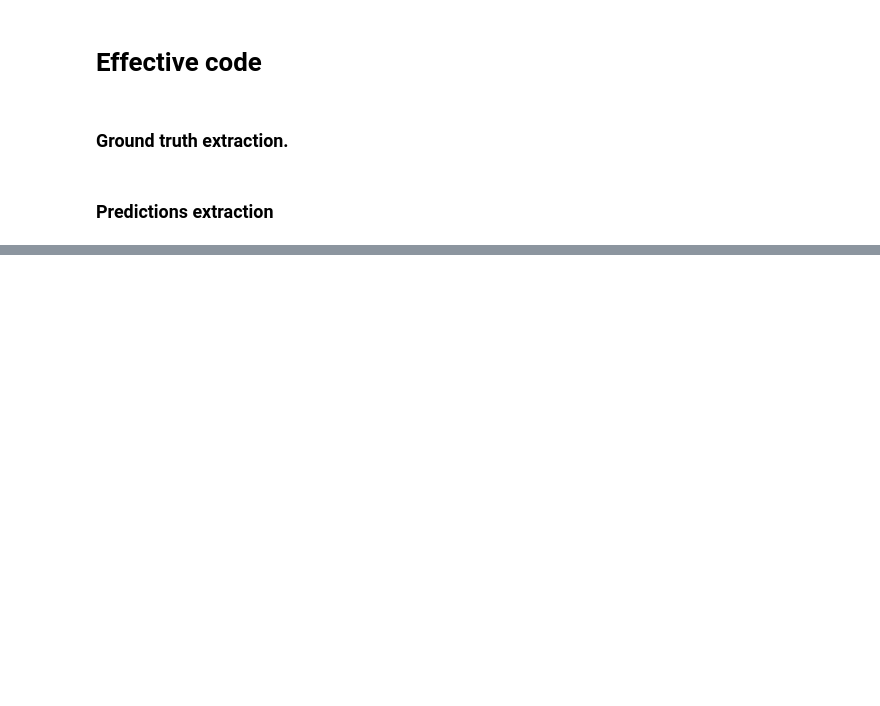
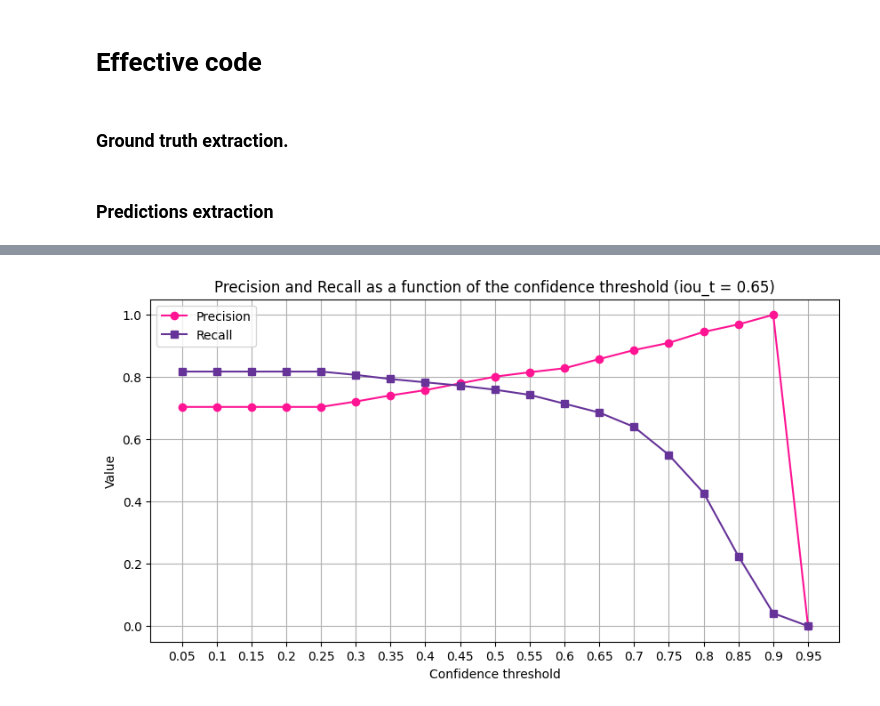
Before and after one commit to TheodoreCouz/ChimpRec, a Jupyter notebook: Code/Body_detection/Metric/metric.ipynb, the cells around one changed output, grey strips where cells are left out. Cells and saved outputs as stored; diff of their text form; code cells hidden in the pictures; blank space fills up the shorter version.

```diff
--- a/Code/Body_detection/Metric/metric.ipynb
+++ b/Code/Body_detection/Metric/metric.ipynb
@@ -342,0 +382,20 @@ ModuleNotFoundError: No module named 'ultralytics'
+# %%
+"""
+Precision and recall as a function of the confidence threshold
+"""
+iterators = [i/20 for i in range(1, 20, 1)]
+
+data = dict()
+
+for i in iterators:
+    pred = predict(model_path, test_set, i)
+    results = extract_metrics(GT, pred, t=0.65)
+    tp, fp, fn = results.values()
+    if (tp+fp) == 0: precision = 0
+    else: precision=tp/(tp+fp)
+
+    if (tp+fn) == 0: recall = 0
+    else: recall=tp/(tp+fn)
+    data[i] = (precision, recall)
+
+print(data)
@@ -342,0 +420,39 @@ ModuleNotFoundError: No module named 'ultralytics'
+# %%
+def plot_precision_recall(data):
+    """
+    Plots precision and recall over time with explicit x-axis labels.
+
+    Args:
+        data (dict): Dictionary where keys are time steps (t) and values are tuples (precision, recall).
+
+    Returns:
+        None
+    """
+    # Sort data by t values
+    sorted_data = sorted(data.items())
+    t_values, pr_recall = zip(*sorted_data)
+
+    # Extract precision and recall
+    precision_values, recall_values = zip(*pr_recall)
+
+    # Create the plot
+    plt.figure(figsize=(10, 5))
+    plt.plot(t_values, precision_values, label="Precision", color="deeppink", marker='o', linestyle='-')
+    plt.plot(t_values, recall_values, label="Recall", color="rebeccapurple", marker='s', linestyle='-')
+
+    # Labels and title
+    plt.xlabel("Confidence threshold")
+    plt.ylabel("Value")
+    plt.title("Precision and Recall as a function of the confidence threshold (iou_t = 0.65)")
+    plt.legend()
+    plt.grid(True)
+
+    # Set x-axis ticks to show all t values
+    plt.xticks(t_values, labels=[str(t) for t in t_values])  # Ensuring each t is explicitly labeled
+
+    # Display the plot
+    plt.show()
+
+plot_precision_recall(data)
+# %% [output]
+[figure, added]
```
Also changed, not shown: parts of 28 cells of this notebook, 9 other files.
